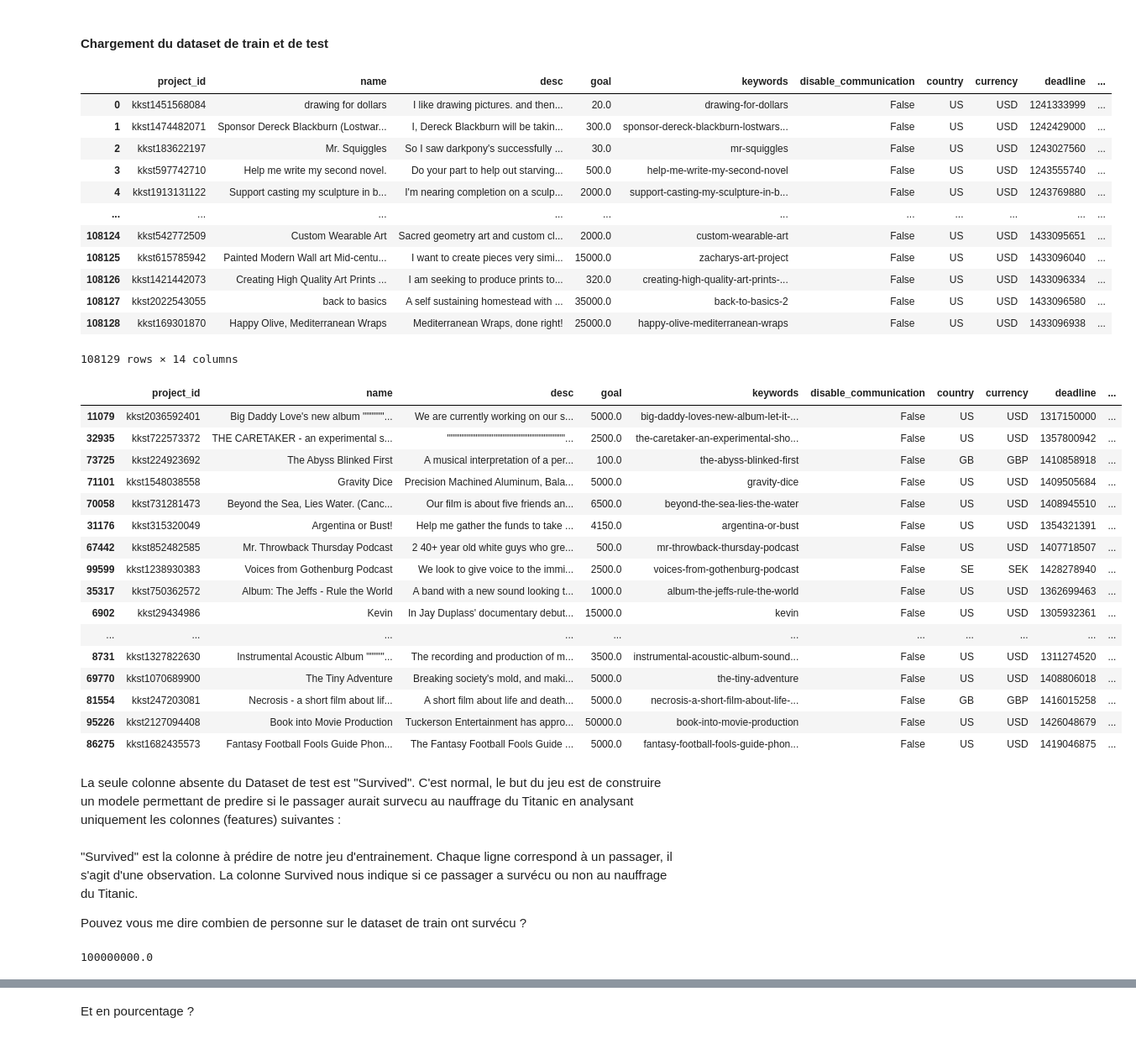
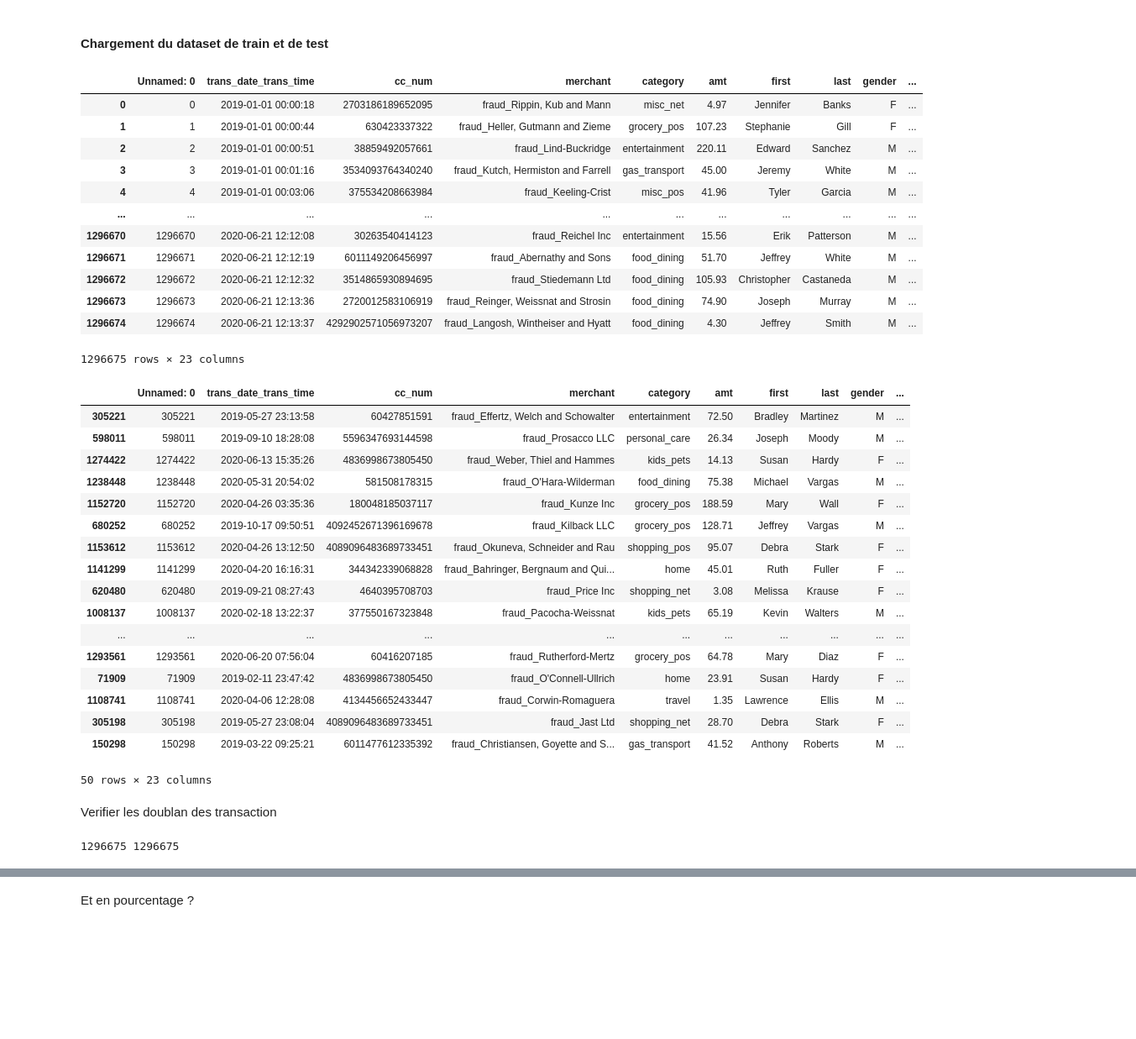
Before and after one commit to afefhnid/Project30oct, a Jupyter notebook: Project.ipynb, the cells around one changed output, grey strips where cells are left out. Shown: that part at 84% size. Drawn from its saved outputs; the diff is of its cells as text; code cells hidden in the pictures; blank space fills up the shorter version.

```diff
--- a/Project.ipynb
+++ b/Project.ipynb
@@ -33,50 +33,46 @@ from sklearn.metrics import mean_squared_error
 # %% [markdown]
 #### Chargement du dataset de train et de test
 # %%
-train=pd.read_csv('train.csv')
+train=pd.read_csv('fraudTrain.csv')
 train
 # %% [output]
-|  | project_id | name | desc | goal | keywords | disable_communication | country | currency | deadline | ... |
-| 0 | kkst1451568084 | drawing for dollars | I like drawing pictures. and then... | 20.0 | drawing-for-dollars | False | US | USD | 1241333999 | ... |
-| 1 | kkst1474482071 | Sponsor Dereck Blackburn (Lostwar... | I, Dereck Blackburn will be takin... | 300.0 | sponsor-dereck-blackburn-lostwars... | False | US | USD | 1242429000 | ... |
-| 2 | kkst183622197 | Mr. Squiggles | So I saw darkpony's successfully ... | 30.0 | mr-squiggles | False | US | USD | 1243027560 | ... |
-| 3 | kkst597742710 | Help me write my second novel. | Do your part to help out starving... | 500.0 | help-me-write-my-second-novel | False | US | USD | 1243555740 | ... |
-| 4 | kkst1913131122 | Support casting my sculpture in b... | I'm nearing completion on a sculp... | 2000.0 | support-casting-my-sculpture-in-b... | False | US | USD | 1243769880 | ... |
+|  | Unnamed: 0 | trans_date_trans_time | cc_num | merchant | category | amt | first | last | gender | ... |
+| 0 | 0 | 2019-01-01 00:00:18 | 2703186189652095 | fraud_Rippin, Kub and Mann | misc_net | 4.97 | Jennifer | Banks | F | ... |
+| 1 | 1 | 2019-01-01 00:00:44 | 630423337322 | fraud_Heller, Gutmann and Zieme | grocery_pos | 107.23 | Stephanie | Gill | F | ... |
+| 2 | 2 | 2019-01-01 00:00:51 | 38859492057661 | fraud_Lind-Buckridge | entertainment | 220.11 | Edward | Sanchez | M | ... |
+| 3 | 3 | 2019-01-01 00:01:16 | 3534093764340240 | fraud_Kutch, Hermiston and Farrell | gas_transport | 45.00 | Jeremy | White | M | ... |
+| 4 | 4 | 2019-01-01 00:03:06 | 375534208663984 | fraud_Keeling-Crist | misc_pos | 41.96 | Tyler | Garcia | M | ... |
 | ... | ... | ... | ... | ... | ... | ... | ... | ... | ... | ... |
-| 108124 | kkst542772509 | Custom Wearable Art | Sacred geometry art and custom cl... | 2000.0 | custom-wearable-art | False | US | USD | 1433095651 | ... |
-| 108125 | kkst615785942 | Painted Modern Wall art Mid-centu... | I want to create pieces very simi... | 15000.0 | zacharys-art-project | False | US | USD | 1433096040 | ... |
-| 108126 | kkst1421442073 | Creating High Quality Art Prints ... | I am seeking to produce prints to... | 320.0 | creating-high-quality-art-prints-... | False | US | USD | 1433096334 | ... |
-| 108127 | kkst2022543055 | back to basics | A self sustaining homestead with ... | 35000.0 | back-to-basics-2 | False | US | USD | 1433096580 | ... |
-| 108128 | kkst169301870 | Happy Olive, Mediterranean Wraps | Mediterranean Wraps, done right! | 25000.0 | happy-olive-mediterranean-wraps | False | US | USD | 1433096938 | ... |
+| 1296670 | 1296670 | 2020-06-21 12:12:08 | 30263540414123 | fraud_Reichel Inc | entertainment | 15.56 | Erik | Patterson | M | ... |
+| 1296671 | 1296671 | 2020-06-21 12:12:19 | 6011149206456997 | fraud_Abernathy and Sons | food_dining | 51.70 | Jeffrey | White | M | ... |
+| 1296672 | 1296672 | 2020-06-21 12:12:32 | 3514865930894695 | fraud_Stiedemann Ltd | food_dining | 105.93 | Christopher | Castaneda | M | ... |
+| 1296673 | 1296673 | 2020-06-21 12:13:36 | 2720012583106919 | fraud_Reinger, Weissnat and Strosin | food_dining | 74.90 | Joseph | Murray | M | ... |
+| 1296674 | 1296674 | 2020-06-21 12:13:37 | 4292902571056973207 | fraud_Langosh, Wintheiser and Hyatt | food_dining | 4.30 | Jeffrey | Smith | M | ... |
-108129 rows × 14 columns
+1296675 rows × 23 columns
 # %%
-train.sample(25)
+train.sample(50)
 # %% [output]
-|  | project_id | name | desc | goal | keywords | disable_communication | country | currency | deadline | ... |
-| 11079 | kkst2036592401 | Big Daddy Love's new album """"""... | We are currently working on our s... | 5000.0 | big-daddy-loves-new-album-let-it-... | False | US | USD | 1317150000 | ... |
-| 32935 | kkst722573372 | THE CARETAKER - an experimental s... | """""""""""""""""""""""""""""""""... | 2500.0 | the-caretaker-an-experimental-sho... | False | US | USD | 1357800942 | ... |
-| 73725 | kkst224923692 | The Abyss Blinked First | A musical interpretation of a per... | 100.0 | the-abyss-blinked-first | False | GB | GBP | 1410858918 | ... |
-| 71101 | kkst1548038558 | Gravity Dice | Precision Machined Aluminum, Bala... | 5000.0 | gravity-dice | False | US | USD | 1409505684 | ... |
-| 70058 | kkst731281473 | Beyond the Sea, Lies Water. (Canc... | Our film is about five friends an... | 6500.0 | beyond-the-sea-lies-the-water | False | US | USD | 1408945510 | ... |
-| 31176 | kkst315320049 | Argentina or Bust! | Help me gather the funds to take ... | 4150.0 | argentina-or-bust | False | US | USD | 1354321391 | ... |
-| 67442 | kkst852482585 | Mr. Throwback Thursday Podcast | 2 40+ year old white guys who gre... | 500.0 | mr-throwback-thursday-podcast | False | US | USD | 1407718507 | ... |
-| 99599 | kkst1238930383 | Voices from Gothenburg Podcast | We look to give voice to the immi... | 2500.0 | voices-from-gothenburg-podcast | False | SE | SEK | 1428278940 | ... |
-| 35317 | kkst750362572 | Album: The Jeffs - Rule the World | A band with a new sound looking t... | 1000.0 | album-the-jeffs-rule-the-world | False | US | USD | 1362699463 | ... |
-| 6902 | kkst29434986 | Kevin | In Jay Duplass' documentary debut... | 15000.0 | kevin | False | US | USD | 1305932361 | ... |
+|  | Unnamed: 0 | trans_date_trans_time | cc_num | merchant | category | amt | first | last | gender | ... |
+| 305221 | 305221 | 2019-05-27 23:13:58 | 60427851591 | fraud_Effertz, Welch and Schowalter | entertainment | 72.50 | Bradley | Martinez | M | ... |
+| 598011 | 598011 | 2019-09-10 18:28:08 | 5596347693144598 | fraud_Prosacco LLC | personal_care | 26.34 | Joseph | Moody | M | ... |
+| 1274422 | 1274422 | 2020-06-13 15:35:26 | 4836998673805450 | fraud_Weber, Thiel and Hammes | kids_pets | 14.13 | Susan | Hardy | F | ... |
+| 1238448 | 1238448 | 2020-05-31 20:54:02 | 581508178315 | fraud_O'Hara-Wilderman | food_dining | 75.38 | Michael | Vargas | M | ... |
+| 1152720 | 1152720 | 2020-04-26 03:35:36 | 180048185037117 | fraud_Kunze Inc | grocery_pos | 188.59 | Mary | Wall | F | ... |
+| 680252 | 680252 | 2019-10-17 09:50:51 | 4092452671396169678 | fraud_Kilback LLC | grocery_pos | 128.71 | Jeffrey | Vargas | M | ... |
+| 1153612 | 1153612 | 2020-04-26 13:12:50 | 4089096483689733451 | fraud_Okuneva, Schneider and Rau | shopping_pos | 95.07 | Debra | Stark | F | ... |
+| 1141299 | 1141299 | 2020-04-20 16:16:31 | 344342339068828 | fraud_Bahringer, Bergnaum and Qui... | home | 45.01 | Ruth | Fuller | F | ... |
+| 620480 | 620480 | 2019-09-21 08:27:43 | 4640395708703 | fraud_Price Inc | shopping_net | 3.08 | Melissa | Krause | F | ... |
+| 1008137 | 1008137 | 2020-02-18 13:22:37 | 377550167323848 | fraud_Pacocha-Weissnat | kids_pets | 65.19 | Kevin | Walters | M | ... |
 | ... | ... | ... | ... | ... | ... | ... | ... | ... | ... | ... |
-| 8731 | kkst1327822630 | Instrumental Acoustic Album """""... | The recording and production of m... | 3500.0 | instrumental-acoustic-album-sound... | False | US | USD | 1311274520 | ... |
-| 69770 | kkst1070689900 | The Tiny Adventure | Breaking society's mold, and maki... | 5000.0 | the-tiny-adventure | False | US | USD | 1408806018 | ... |
-| 81554 | kkst247203081 | Necrosis - a short film about lif... | A short film about life and death... | 5000.0 | necrosis-a-short-film-about-life-... | False | GB | GBP | 1416015258 | ... |
-| 95226 | kkst2127094408 | Book into Movie Production | Tuckerson Entertainment has appro... | 50000.0 | book-into-movie-production | False | US | USD | 1426048679 | ... |
-| 86275 | kkst1682435573 | Fantasy Football Fools Guide Phon... | The Fantasy Football Fools Guide ... | 5000.0 | fantasy-football-fools-guide-phon... | False | US | USD | 1419046875 | ... |
+| 1293561 | 1293561 | 2020-06-20 07:56:04 | 60416207185 | fraud_Rutherford-Mertz | grocery_pos | 64.78 | Mary | Diaz | F | ... |
+| 71909 | 71909 | 2019-02-11 23:47:42 | 4836998673805450 | fraud_O'Connell-Ullrich | home | 23.91 | Susan | Hardy | F | ... |
+| 1108741 | 1108741 | 2020-04-06 12:28:08 | 4134456652433447 | fraud_Corwin-Romaguera | travel | 1.35 | Lawrence | Ellis | M | ... |
+| 305198 | 305198 | 2019-05-27 23:08:04 | 4089096483689733451 | fraud_Jast Ltd | shopping_net | 28.70 | Debra | Stark | F | ... |
+| 150298 | 150298 | 2019-03-22 09:25:21 | 6011477612335392 | fraud_Christiansen, Goyette and S... | gas_transport | 41.52 | Anthony | Roberts | M | ... |
+50 rows × 23 columns
-# %% [markdown]
-La seule colonne absente du Dataset de test est "Survived". C'est normal, le but du jeu est de construire un modele permettant de predire si le passager aurait survecu au nauffrage du Titanic en analysant uniquement les colonnes (features) suivantes :
-# %% [markdown]
-"Survived" est la colonne à prédire de notre jeu d'entrainement. Chaque ligne correspond à un passager, il s'agit d'une observation. La colonne Survived nous indique si ce passager a survécu ou non au nauffrage du Titanic.
-
-Pouvez vous me dire combien de personne sur le dataset de train ont survécu ?
-# %%
-train['goal'].min()
-train['goal'].max()
-# %% [output]
-100000000.0
+# %% [markdown]
+Verifier les doublan des transaction
+# %%
+print (len(train),len(train.drop_duplicates('trans_num')))
+# %% [output]
+1296675 1296675
```
Also changed, not shown: parts of 103 cells of this notebook, 9 other files.
